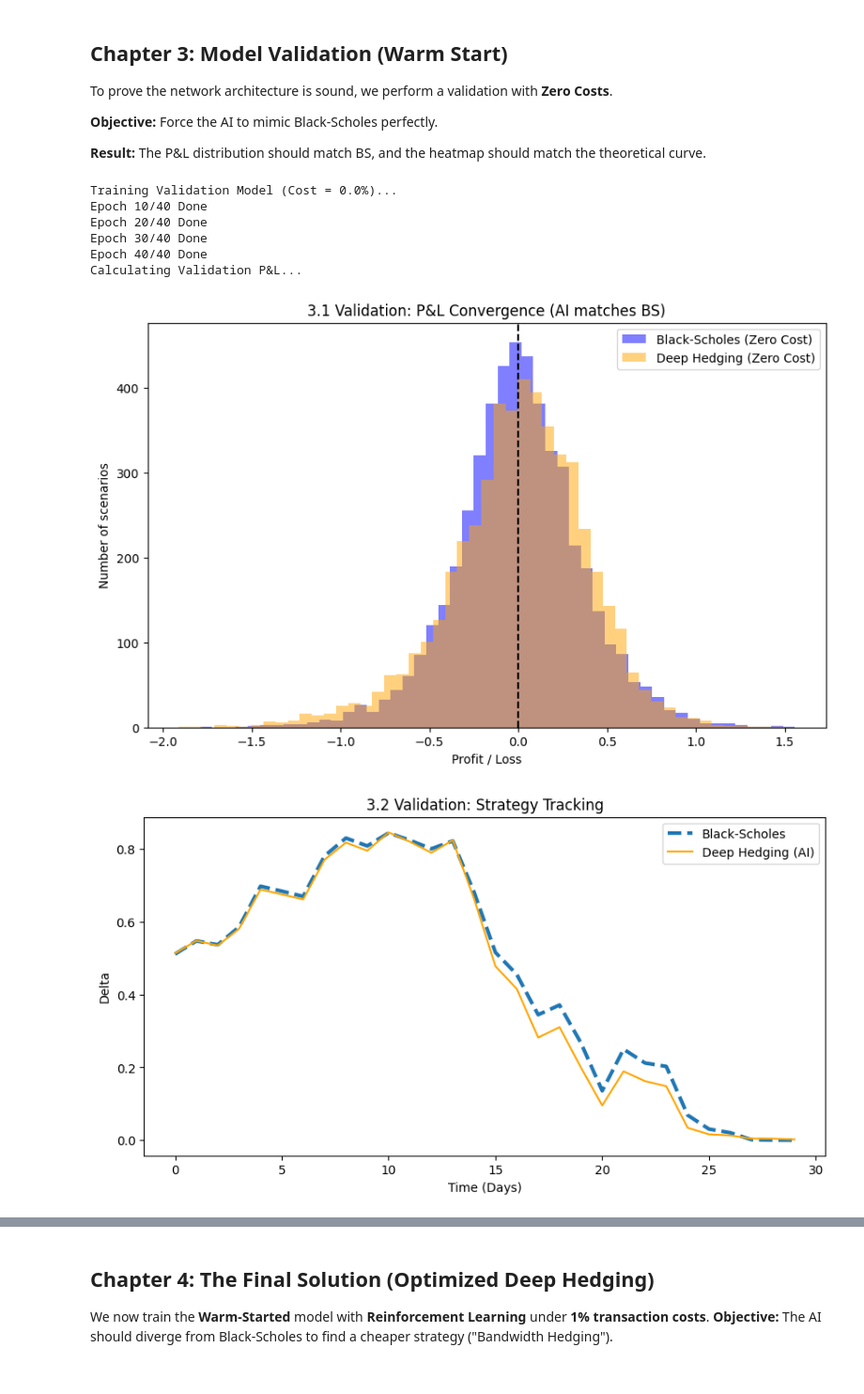
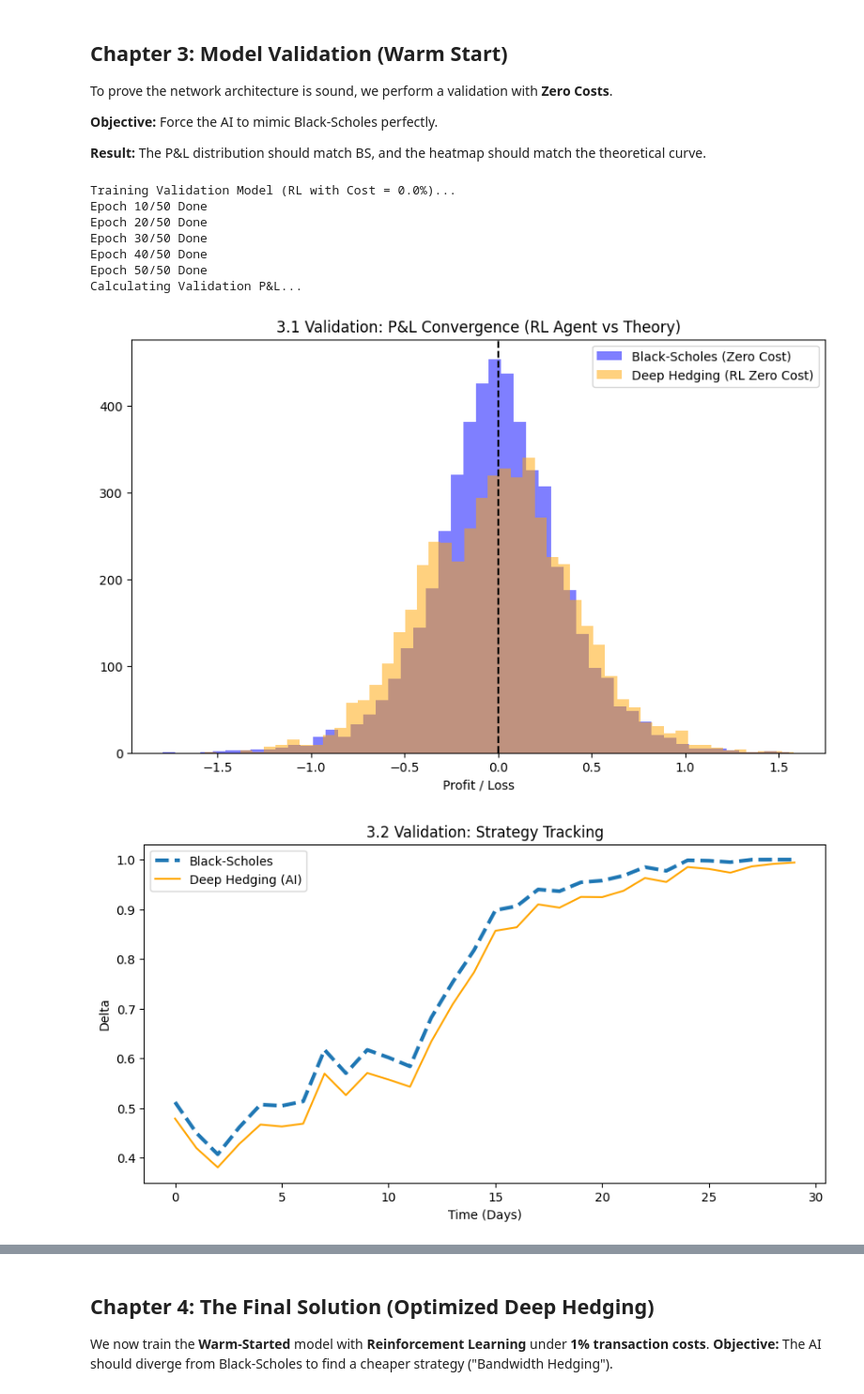
Before and after one commit to RemiH123/Deep-Hedging-Reinforcement-Learning, a Jupyter notebook: Deep_hedging_project (1).ipynb, the cells around one changed output, grey strips where cells are left out. Shown: that part at 94% size. Drawn from its saved outputs; the diff is of its cells as text; code cells hidden in the pictures.

```diff
--- a/Deep_hedging_project (1).ipynb
+++ b/Deep_hedging_project (1).ipynb
@@ -269,16 +323,16 @@ To prove the network architecture is sound, we perform a validation with **Zero
 **Result:** The P&L distribution should match BS, and the heatmap should match the theoretical curve.
 # %%
 # ==========================================
-# CHAPTER 3: MODEL VALIDATION (ZERO COST)
-# Objective: Prove the network capacity by learning BS perfectly.
+# CHAPTER 3: MODEL VALIDATION (ZERO COST - RL)
+# Objective: Prove the agent can learn Black-Scholes dynamics purely by minimizing variance.
 # ==========================================
-print("Training Validation Model (Cost = 0.0%)...")
+print("Training Validation Model (RL with Cost = 0.0%)...")
 
 # 1. Initialize Model & Optimizer
 model_val = DeepHedgeModel(N=N, dt=dt, transaction_cost=0.0) # Zero Cost
 opt_val = tf.keras.optimizers.Adam(learning_rate=0.005)
 
-# 2. Local Training Step (Fixes the "Singleton Variable" error)
+# 2. Training Step (Reinforcement Learning)
 @tf.function
 def train_step_val(model, S_batch, strike, dt, N, price_theo):
     payoff = tf.maximum(S_batch[:, -1] - strike, 0.0)
@@ -297,12 +351,13 @@ def train_step_val(model, S_batch, strike, dt, N, price_theo):
             delta = model.delta_net(feats)
             wealth += delta * (S_next - S_t)
 
-            # Zero cost here
+            # Zero cost applied here
             costs = tf.abs(delta - prev_delta) * S_t * model.cost
             wealth -= costs
             prev_delta = delta
 
         pnl = tf.cast(price_theo, tf.float32) + wealth - tf.expand_dims(payoff, -1)
+        # Loss = Minimize P&L Variance (target 0)
         loss = tf.reduce_mean(tf.square(pnl))
 
     grads = tape.gradient(loss, model.trainable_variables)
@@ -310,24 +365,23 @@ def train_step_val(model, S_batch, strike, dt, N, price_theo):
     return loss
 
 # 3. Training Loop
-for epoch in range(40):
+for epoch in range(50): # 50 epochs for better convergence
     dataset = tf.data.Dataset.from_tensor_slices(inputs_S).shuffle(M).batch(64)
     for batch in dataset:
         train_step_val(model_val, batch, K, dt, N, price_theoretical)
     if (epoch+1) % 10 == 0:
-        print(f"Epoch {epoch+1}/40 Done")
+        print(f"Epoch {epoch+1}/50 Done")
 
 # ==========================================
 # VALIDATION PLOTS
 # ==========================================
 
-# --- GRAPH 8: P&L Distribution Comparison (BS vs AI) ---
-# We calculate P&L for both strategies with ZERO costs to check convergence
+# --- GRAPH 3.1: P&L Distribution Comparison (BS vs AI) ---
 print("Calculating Validation P&L...")
 M_sims = paths.shape[0]
 payoffs = np.maximum(paths[:, -1] - K, 0)
 
-# BS P&L (Zero Cost)
+# BS P&L
 wealth_bs = np.zeros(M_sims)
 for t in range(N):
     s = paths[:, t]; s_next = paths[:, t+1]; t_rem = dt * (N - t)
@@ -335,26 +389,34 @@ for t in range(N):
     wealth_bs += d_bs * (s_next - s)
 pnl_bs_val = price_theoretical + wealth_bs - payoffs
 
-# AI P&L (Zero Cost)
+# AI P&L
 wealth_ai = np.zeros(M_sims)
 for t in range(N):
     s = paths[:, t]; s_next = paths[:, t+1]; t_rem = dt * (N - t)
-    feats = np.stack([s/100.0, np.full(M_sims, t_rem)], axis=1) # Normalization
+    feats = np.stack([s/100.0, np.full(M_sims, t_rem)], axis=1)
     d_ai = model_val.delta_net(feats).numpy().flatten()
     wealth_ai += d_ai * (s_next - s)
 pnl_ai_val = price_theoretical + wealth_ai - payoffs
 
 plt.figure(figsize=(10, 6))
 plt.hist(pnl_bs_val, bins=50, alpha=0.5, label='Black-Scholes (Zero Cost)', color='blue')
-plt.hist(pnl_ai_val, bins=50, alpha=0.5, label='Deep Hedging (Zero Cost)', color='orange')
+plt.hist(pnl_ai_val, bins=50, alpha=0.5, label='Deep Hedging (RL Zero Cost)', color='orange')
 plt.axvline(x=0, color='black', linestyle='--')
-plt.title("3.1 Validation: P&L Convergence (AI matches BS)")
+plt.title("3.1 Validation: P&L Convergence (RL Agent vs Theory)")
 plt.xlabel("Profit / Loss")
-plt.ylabel("Number of scenarios")
 plt.legend()
 plt.show()
 
-# --- GRAPH 9: Strategy Comparison on Sample Path ---
+# --- GRAPH 3.2: Strategy Comparison on Sample Path ---
+# On choisit un scénario et on recalcule le Delta théorique pour celui-ci
+sample_idx = 10
+sample_path = paths[sample_idx]
+time_days = np.arange(N)
+
+# Calcul du Delta Black-Scholes pour ce chemin (CORRECTION)
+deltas_bs_sample = [black_scholes_delta(s, K, T - t*dt, r, sigma) for t, s in enumerate(sample_path[:-1])]
+
+# Calcul du Delta IA pour ce chemin
 deltas_val = []
 for t in range(N):
     s = sample_path[t]
@@ -363,55 +425,47 @@ for t in range(N):
     deltas_val.append(d)
 
 plt.figure(figsize=(10, 5))
-plt.plot(deltas_bs_sample, label='Black-Scholes', linestyle='--', linewidth=3)
-plt.plot(deltas_val, label='Deep Hedging (AI)', color='orange')
+plt.plot(time_days, deltas_bs_sample, label='Black-Scholes', linestyle='--', linewidth=3)
+plt.plot(time_days, deltas_val, label='Deep Hedging (AI)', color='orange')
 plt.title("3.2 Validation: Strategy Tracking")
+plt.ylabel("Delta")
 plt.xlabel("Time (Days)")
-plt.ylabel("Delta")
 plt.legend(); plt.show()
 
-# --- GRAPH 10: Heatmaps Side-by-Side (BS vs AI) ---
+# --- GRAPH 3.3 & 3.4: Heatmaps Side-by-Side (BS vs AI) ---
 S_range = np.linspace(80, 120, 50)
 T_range = np.linspace(0, T, 30)
 S_grid, T_grid = np.meshgrid(S_range, T_range)
-
-# CORRECTION ICI : Conversion en jours pour l'affichage
 T_grid_days = T_grid * 365
 
 bs_surface = np.zeros_like(S_grid)
 ai_surface_val = np.zeros_like(S_grid)
 
 for i in range(len(T_range)):
     for j in range(len(S_range)):
         s_val = S_grid[i, j]; t_rem = T - T_grid[i, j]
-        # BS Calculation
         bs_surface[i, j] = black_scholes_delta(s_val, K, t_rem, r, sigma)
-        # AI Calculation
         ai_surface_val[i, j] = model_val.delta_net(np.array([[s_val/100.0, t_rem]])).numpy()[0][0]
 
 fig, axes = plt.subplots(1, 2, figsize=(16, 6))
-
 # Plot BS
 im1 = axes[0].contourf(T_grid_days, S_grid, bs_surface, levels=20, cmap='viridis', vmin=0, vmax=1)
-axes[0].set_title("Target: Black-Scholes Policy")
-axes[0].set_xlabel("Time (Days)")
-axes[0].set_ylabel("Asset Price")
+axes[0].set_title("3.3 Target: Black-Scholes Policy")
+axes[0].set_xlabel("Time (Days)"); axes[0].set_ylabel("Asset price")
 fig.colorbar(im1, ax=axes[0], label="Delta")
 
 # Plot AI
 im2 = axes[1].contourf(T_grid_days, S_grid, ai_surface_val, levels=20, cmap='viridis', vmin=0, vmax=1)
-axes[1].set_title("Learned: Deep Hedging Policy (Zero Cost)")
-axes[1].set_xlabel("Time (Days)")
-axes[1].set_ylabel("Asset Price")
-fig.colorbar(im2, ax=axes[1], label="Delta")
-
+axes[1].set_title("3.4 Learned: Deep Hedging Policy (RL)"); plt.colorbar(im2, ax=axes[1], label="Delta")
+axes[1].set_xlabel("Time (Days)"); axes[1].set_ylabel("Asset price")
 plt.show()
 # %% [output]
-Training Validation Model (Cost = 0.0%)...
-Epoch 10/40 Done
-Epoch 20/40 Done
-Epoch 30/40 Done
-Epoch 40/40 Done
+Training Validation Model (RL with Cost = 0.0%)...
+Epoch 10/50 Done
+Epoch 20/50 Done
+Epoch 30/50 Done
+Epoch 40/50 Done
+Epoch 50/50 Done
 Calculating Validation P&L...
-[figure, old version]
+[figure, new version]
-[figure, old version]
+[figure, new version]
```
Also changed, not shown: parts of 7 cells of this notebook.
